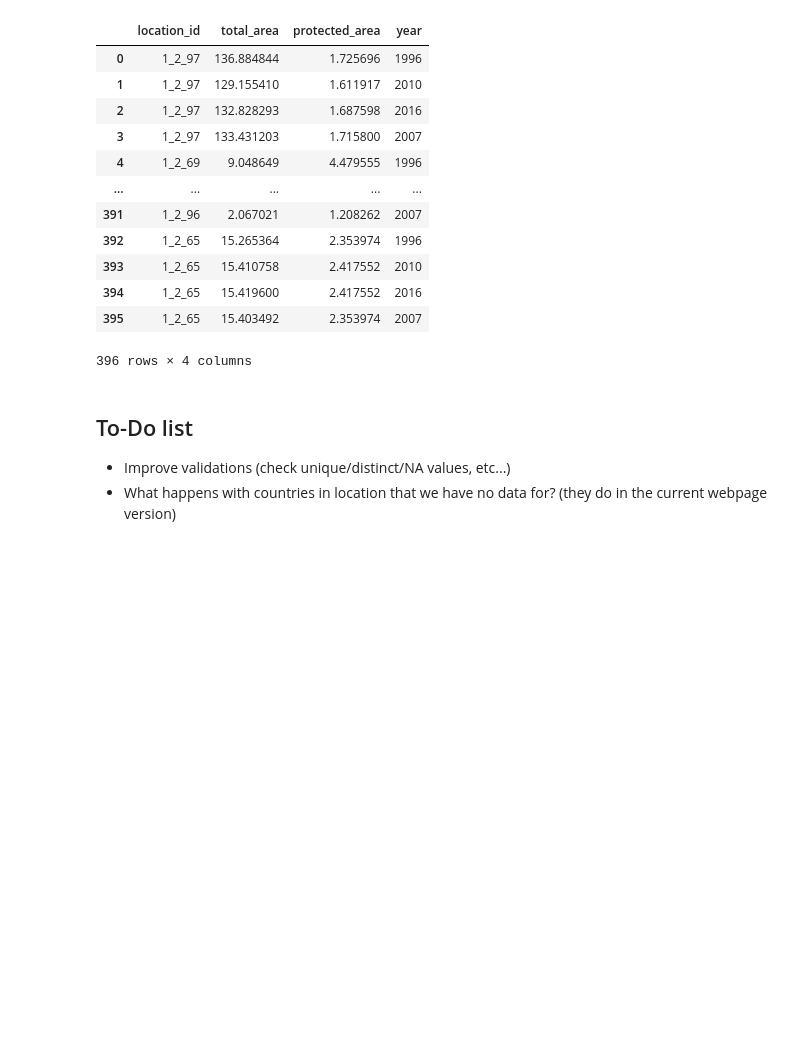
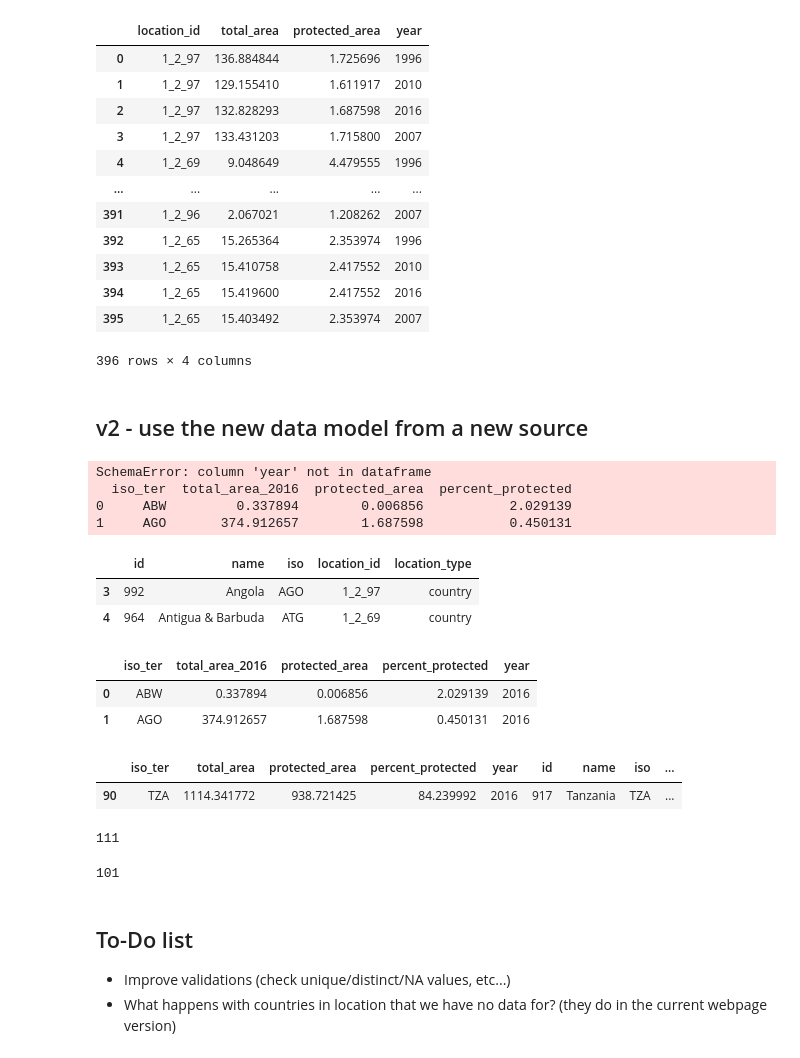
Before and after one commit to Vizzuality/mangrove-atlas, a Jupyter notebook: data/notebooks/Lab/data_processing/protected_areas_widget_validator_test.ipynb, the cells around one changed output. Drawn from its saved outputs; the diff is of its cells as text; code cells hidden in the pictures; blank space fills up the shorter version.

Commit message:
updated notebooks forwdpa management

```diff
--- a/data/notebooks/Lab/data_processing/protected_areas_widget_validator_test.ipynb
+++ b/data/notebooks/Lab/data_processing/protected_areas_widget_validator_test.ipynb
@@ -396,3 +404,19 @@ df_save
 396 rows × 4 columns
 # %%
 df_save.to_csv('../../../datasets/processed/Mangrove_protected_area.csv', sep=',')
+# %% [markdown]
+## v2 - use the new data model from a new source
+# %%
+logging.basicConfig(level=logging.INFO)
+#  FIXME: This will depends from where the notebook kernel is running so be careful
+# todo: everything is currently against staging
+PROD_API = 'https://mangrove-atlas-api.herokuapp.com'
+STAGING_API = 'http://mangrove-atlas-api-staging.herokuapp.com'
+WORK_DIR =  Path(os.getcwd())
+BASE_DIR = Path(f'{WORK_DIR}/work/datasets')
+
+input_file = Path(f'{BASE_DIR}/widget_wdpa_data/mangroves_country_output_2022-06-01.csv')
+output_file = Path(f'{BASE_DIR}/processed/Mangrove_protected_area_v2.csv')
+# @TODO: Add expected data files source as an environment variable.
+expected_dir = Path('/home/jovyan/work/datasets')
+assert str(BASE_DIR) == str(expected_dir), f'{BASE_DIR} is not {expected_dir}'
@@ -398,0 +468,30 @@ df_save.to_csv('../../../datasets/processed/Mangrove_protected_area.csv', sep=',
+# %%
+ validationPipe(input_file)
+# %% [output]
+SchemaError: column 'year' not in dataframe
+  iso_ter  total_area_2016  protected_area  percent_protected
+0     ABW         0.337894        0.006856           2.029139
+1     AGO       374.912657        1.687598           0.450131
+# %%
+### Read location ids file
+dataLocation = requests.get(f'{STAGING_API}/api/v2/locations').json()['data']
+loc = pd.DataFrame(dataLocation)[['id', 'name','iso',
+'location_id', 'location_type']].query("location_type=='country'")
+loc.head(2)
+# %% [output]
+|  | id | name | iso | location_id | location_type |
+| 3 | 992 | Angola | AGO | 1_2_97 | country |
+| 4 | 964 | Antigua & Barbuda | ATG | 1_2_69 | country |
+# %%
+protected_data = pd.read_csv(input_file)
+protected_data['year'] = 2016
+protected_data.head(2)
+# %% [output]
+|  | iso_ter | total_area_2016 | protected_area | percent_protected | year |
+| 0 | ABW | 0.337894 | 0.006856 | 2.029139 | 2016 |
+| 1 | AGO | 374.912657 | 1.687598 | 0.450131 | 2016 |
+# %%
+merged = pd.merge(protected_data, loc,how='inner', left_on='iso_ter', right_on='iso')
+merged.rename(columns = {'total_area_2016':'total_area'}, inplace = True)
+filter_merged = merged[['total_area', 'protected_area', 'location_id','year']]
+filter_merged.head(2)
@@ -398,0 +501,13 @@ df_save.to_csv('../../../datasets/processed/Mangrove_protected_area.csv', sep=',
+# %%
+merged.query('iso=="TZA"')
+# %% [output]
+|  | iso_ter | total_area | protected_area | percent_protected | year | id | name | iso | ... |
+| 90 | TZA | 1114.341772 | 938.721425 | 84.239992 | 2016 | 917 | Tanzania | TZA | ... |
+# %%
+protected_data.iso_ter.count()
+# %% [output]
+111
+# %%
+merged.iso_ter.count()
+# %% [output]
+101
```
Also changed, not shown: parts of 7 cells of this notebook, 2 other files.
